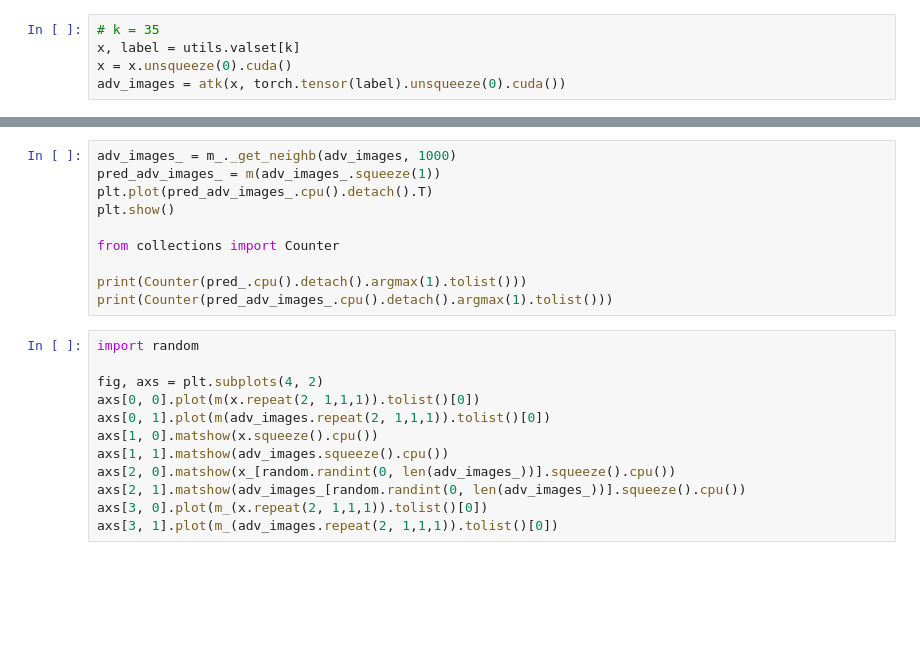
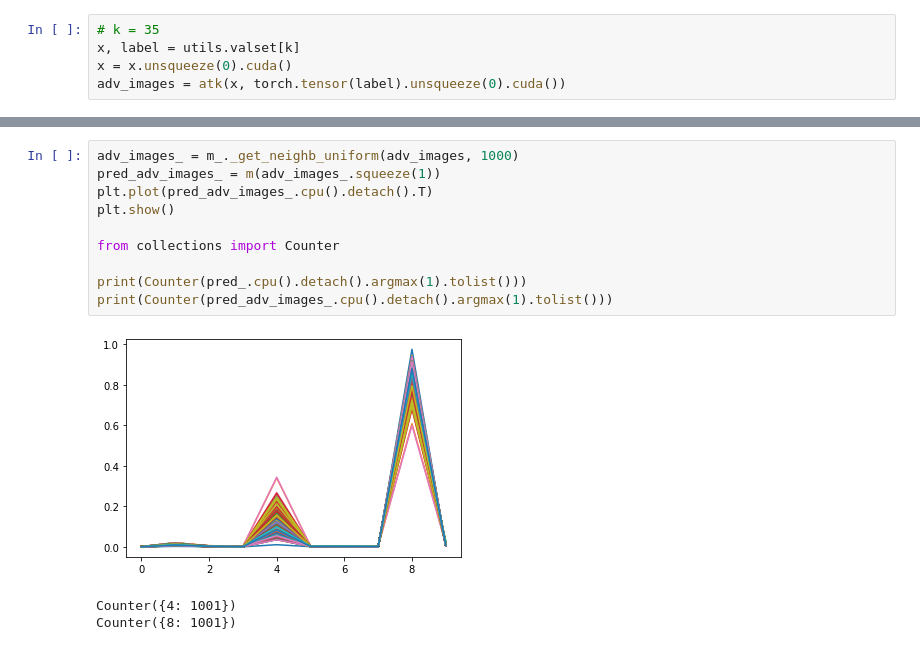
Before and after one commit to cat-claws/varirobust, a Jupyter notebook: main.ipynb, the cells around one changed output, grey strips where cells are left out. Saved outputs shown, nothing was run; the diff lists cells and outputs as text; blank space fills up the shorter version.

```diff
--- a/main.ipynb
+++ b/main.ipynb
@@ -145,22 +156,14 @@ NameError: name 'np' is not defined
 # %%
-adv_images_ = m_._get_neighb(adv_images, 1000)
+adv_images_ = m_._get_neighb_uniform(adv_images, 1000)
 pred_adv_images_ = m(adv_images_.squeeze(1))
 plt.plot(pred_adv_images_.cpu().detach().T)
 plt.show()
 
 from collections import Counter
 
 print(Counter(pred_.cpu().detach().argmax(1).tolist()))
 print(Counter(pred_adv_images_.cpu().detach().argmax(1).tolist()))
+# %% [output]
+[figure, added]
+Counter({4: 1001})
+Counter({8: 1001})
-# %%
-import random
-
-fig, axs = plt.subplots(4, 2)
-axs[0, 0].plot(m(x.repeat(2, 1,1,1)).tolist()[0])
-axs[0, 1].plot(m(adv_images.repeat(2, 1,1,1)).tolist()[0])
-axs[1, 0].matshow(x.squeeze().cpu())
-axs[1, 1].matshow(adv_images.squeeze().cpu())
-axs[2, 0].matshow(x_[random.randint(0, len(adv_images_))].squeeze().cpu())
-axs[2, 1].matshow(adv_images_[random.randint(0, len(adv_images_))].squeeze().cpu())
-axs[3, 0].plot(m_(x.repeat(2, 1,1,1)).tolist()[0])
-axs[3, 1].plot(m_(adv_images.repeat(2, 1,1,1)).tolist()[0])
```
Also changed, not shown: parts of 7 cells of this notebook, 4 other files.
